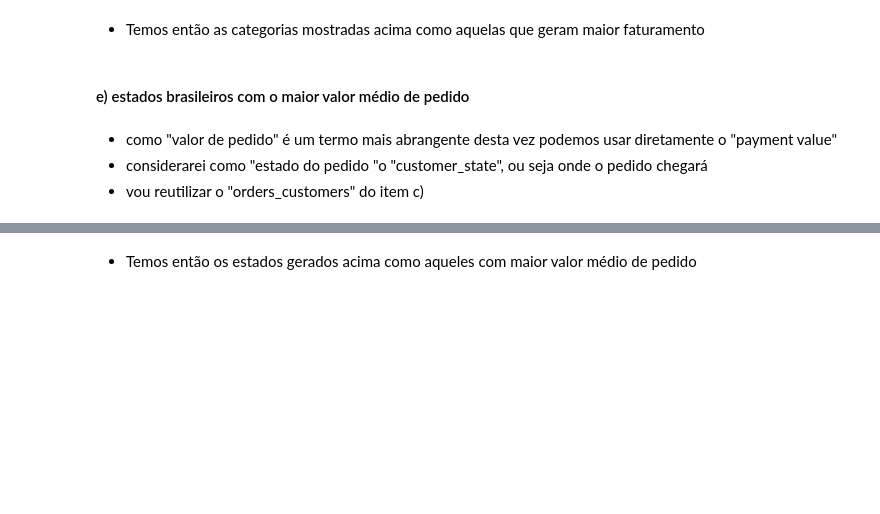
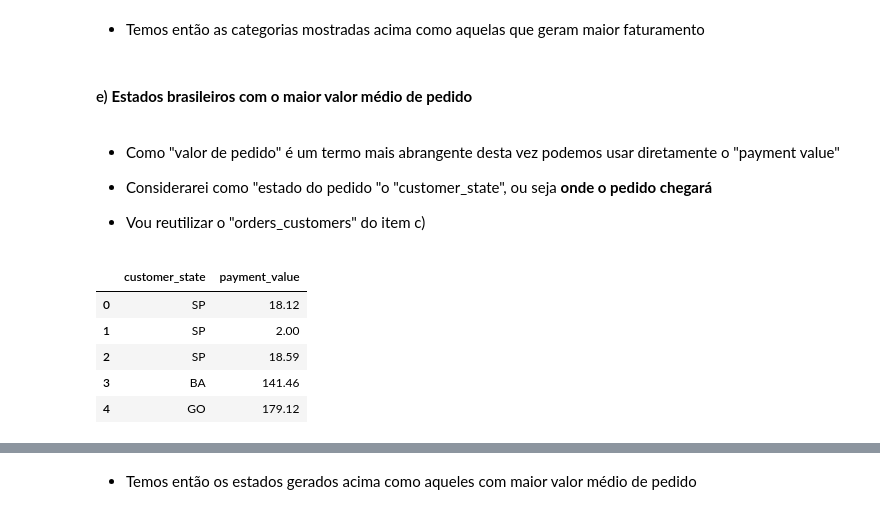
Before and after one commit to JoaoVictorLuz/Desafio_trigo-ai, a Jupyter notebook: projeto.ipynb, the cells around one changed output, grey strips where cells are left out. Cells and saved outputs as stored; diff of their text form; code cells hidden in the pictures; blank space fills up the shorter version.

```diff
--- a/projeto.ipynb
+++ b/projeto.ipynb
@@ -211,20 +364,24 @@ display(produtos_vendidos_ordenados.head(25))
 # %% [markdown]
 - Temos então as categorias mostradas acima como aquelas que geram maior faturamento
 # %% [markdown]
-#### e) estados brasileiros com o maior valor médio de pedido
+#### e) **Estados brasileiros com o maior valor médio de pedido**
 # %% [markdown]
-- como "valor de pedido" é um termo mais abrangente desta vez podemos usar diretamente o "payment value"
-- considerarei como "estado do pedido "o "customer_state", ou seja onde o pedido chegará
-- vou reutilizar o "orders_customers" do item c)
+- Como "valor de pedido" é um termo mais abrangente desta vez podemos usar diretamente o "payment value"
+
+- Considerarei como "estado do pedido "o "customer_state", ou seja **onde o pedido chegará**
+
+
+- Vou reutilizar o "orders_customers" do item c)
 # %%
-# orders_customers = orders_df.merge(customers_df, on='customer_id', how='inner')[['order_id', 'customer_city', 'customer_state']]
-
-orders_customers_no_city = orders_customers.drop(columns=['customer_city'])
+orders_customers_no_city = orders_customers.drop(columns=['customer_city'], inplace=False)
 orders_customers_payments = orders_customers_no_city.merge(order_payments_df[['order_id', 'payment_value']], on='order_id', how='inner')
-orders_customers_payments = orders_customers_payments.drop(columns=['order_id'])
-orders_customers_payments = orders_customers_payments.drop(columns=['customer_unique_id'])
-valor_medio_por_estado = orders_customers_payments.groupby(['customer_state']).mean().reset_index()
-valor_medio_por_estado = valor_medio_por_estado.rename(columns={'payment_value': 'payment_mean'}).sort_values(by=['payment_mean'], ascending=False)
-valor_medio_por_estado['payment_mean'] = valor_medio_por_estado['payment_mean'].round(2)
-
-display(valor_medio_por_estado.head(25))
+orders_customers_payments = orders_customers_payments.drop(columns=['order_id', 'customer_zip_code_prefix','customer_unique_id', 'customer_id'])
+# %%
+orders_customers_payments.head()
+# %% [output]
+|  | customer_state | payment_value |
+| 0 | SP | 18.12 |
+| 1 | SP | 2.00 |
+| 2 | SP | 18.59 |
+| 3 | BA | 141.46 |
+| 4 | GO | 179.12 |
```
Also changed, not shown: parts of 60 cells of this notebook.
